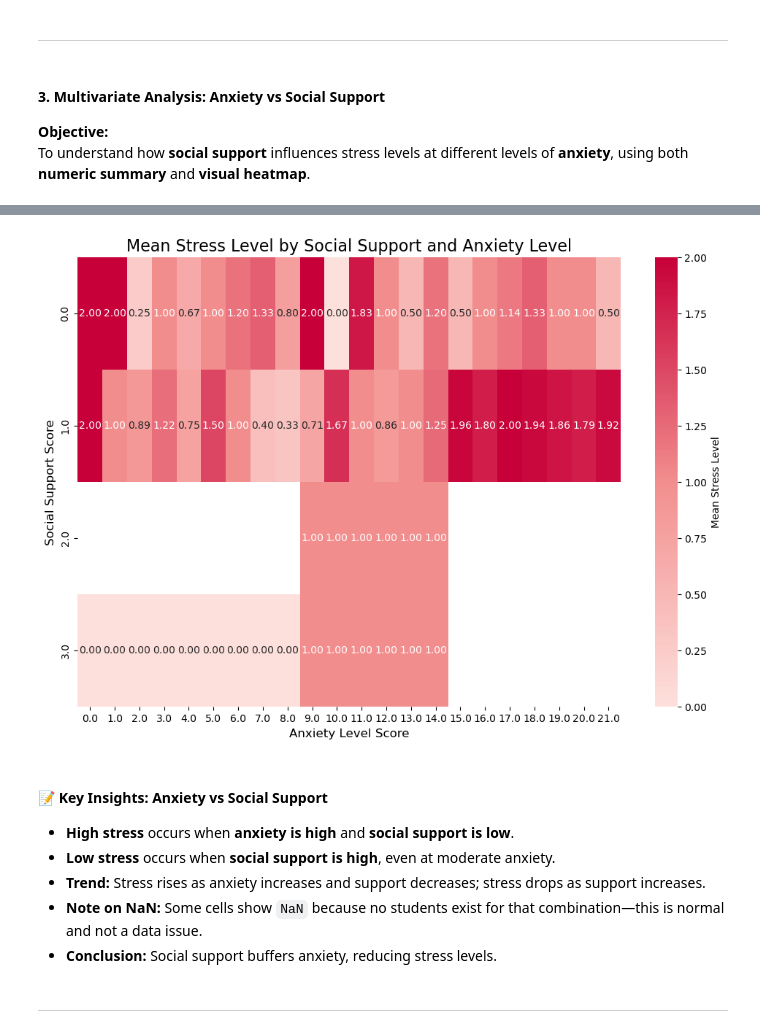
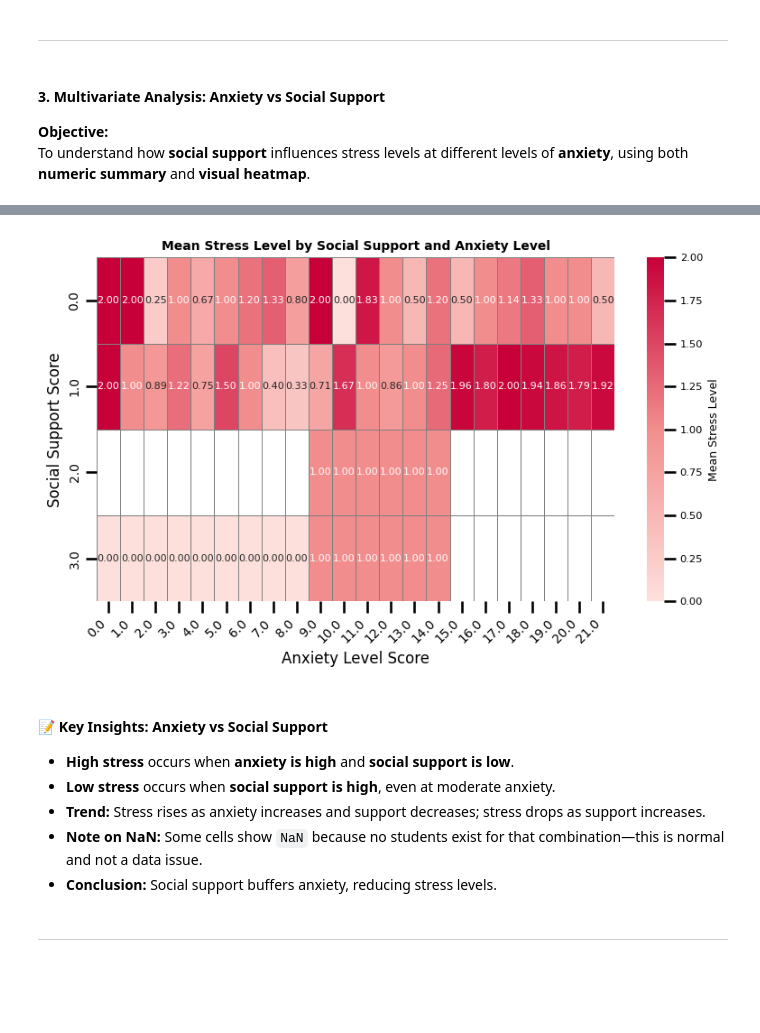
Before and after one commit to sandosaa/ML-project, a Jupyter notebook: ML project.ipynb, the cells around one changed output, grey strips where cells are left out. Saved outputs shown, nothing was run; the diff lists cells and outputs as text; code cells hidden in the pictures; blank space fills up the shorter version.

```diff
--- a/ML project.ipynb
+++ b/ML project.ipynb
@@ -128,7 +130,7 @@ from sklearn.model_selection import train_test_split
 </h1>
 # %%
 #cspell:disable
-data = pd.read_csv(r"c:\Users\raya\Downloads\StressLevelDataset (1).csv")
+data = pd.read_csv(r"StressLevelDataset.csv")
 print ("\nDisplay The first 10 rows :")
 data.head(10)
 # %% [output]
@@ -733,47 +767,55 @@ Passing `palette` without assigning `hue` is deprecated and will be removed in v
 # %% [markdown]
 ______________________________________
 # %% [markdown]
-#### 3. Multivariate Analysis: Anxiety vs Social Support
+#### **3. Multivariate Analysis: Anxiety vs Social Support**
 
 **Objective:**
 To understand how **social support** influences stress levels at different levels of **anxiety**, using both **numeric summary** and **visual heatmap**.
 # %%
-import matplotlib.pyplot as plt
-import seaborn as sns
-from matplotlib.colors import LinearSegmentedColormap
-
 # Pivot table: mean stress level
 stress_pivot = data.pivot_table(
     values='stress_level',
     index='social_support',
     columns='anxiety_level',
     aggfunc='mean'
 )
 
 # Custom colormap: light burgundy -> dark red
 colors = ["#FDE0DC", "#F28E8E", "#C70039"]  # فاتح -> متوسط -> غامق
 cmap = LinearSegmentedColormap.from_list("RedBurgundy", colors)
 
 # Display numeric summary with color gradient
 display(stress_pivot.style.background_gradient(cmap=cmap).format("{:.2f}"))
 
 # Visual Heatmap
-plt.figure(figsize=(12, 8))
-sns.heatmap(stress_pivot, annot=True, fmt=".2f", cmap=cmap, cbar_kws={'label': 'Mean Stress Level'})
-plt.title('Mean Stress Level by Social Support and Anxiety Level', fontsize=16)
+plt.figure(figsize=(8,5))
+sns.heatmap(
+    stress_pivot,
+    annot=True,
+    fmt=".2f",
+    cmap=cmap,
+    linecolor='gray',
+    linewidths=0.5,
+    cbar_kws={'label': 'Mean Stress Level'},
+    annot_kws={"size": 8}
+)
+plt.title('Mean Stress Level by Social Support and Anxiety Level', fontsize=10, fontweight='bold')
 plt.ylabel('Social Support Score', fontsize=12)
 plt.xlabel('Anxiety Level Score', fontsize=12)
+plt.xticks(rotation=45, ha='right', fontsize=10)
+plt.yticks(fontsize=10)
+plt.tight_layout()
 plt.show()
 # %% [output]
 | anxiety_level | 0.000000 | 1.000000 | 2.000000 | 3.000000 | 4.000000 | 5.000000 | 6.000000 | 7.000000 | 8.000000 | ... |
 | social_support |  |  |  |  |  |  |  |  |  | ... |
 | 0.000000 | 2.00 | 2.00 | 0.25 | 1.00 | 0.67 | 1.00 | 1.20 | 1.33 | 0.80 | ... |
 | 1.000000 | 2.00 | 1.00 | 0.89 | 1.22 | 0.75 | 1.50 | 1.00 | 0.40 | 0.33 | ... |
 | 2.000000 | nan | nan | nan | nan | nan | nan | nan | nan | nan | ... |
 | 3.000000 | 0.00 | 0.00 | 0.00 | 0.00 | 0.00 | 0.00 | 0.00 | 0.00 | 0.00 | ... |
-[figure, old version]
+[figure, new version]
 # %% [markdown]
-#### 📝 Key Insights: Anxiety vs Social Support
+#### **📝 Key Insights: Anxiety vs Social Support**
 
 - **High stress** occurs when **anxiety is high** and **social support is low**.
 - **Low stress** occurs when **social support is high**, even at moderate anxiety.
```
Also changed, not shown: parts of 26 cells of this notebook, 1 other file.
